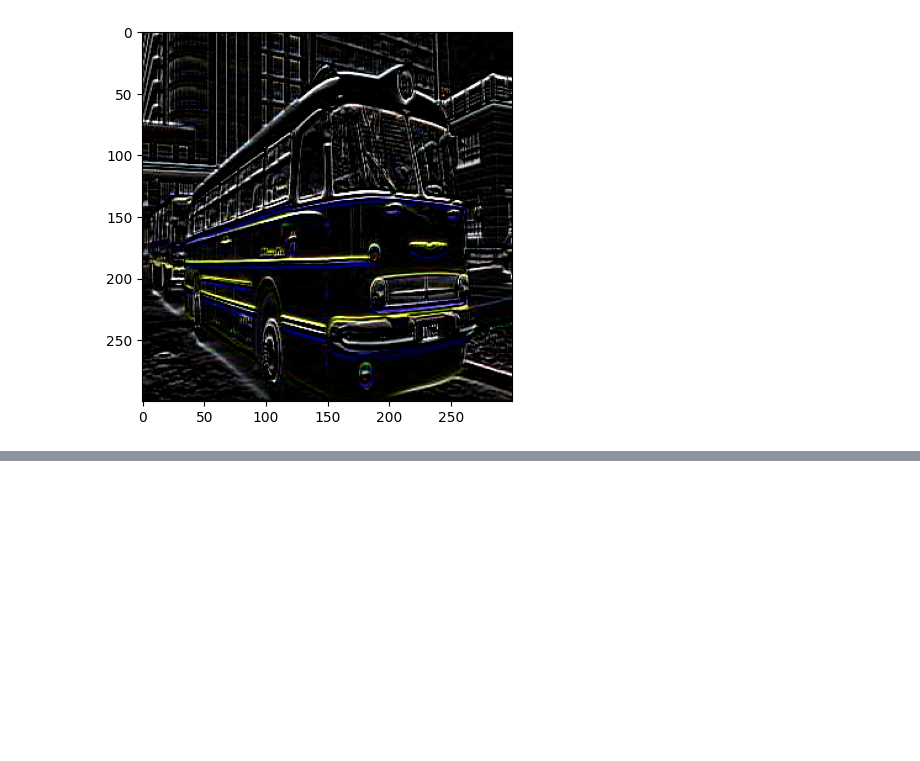
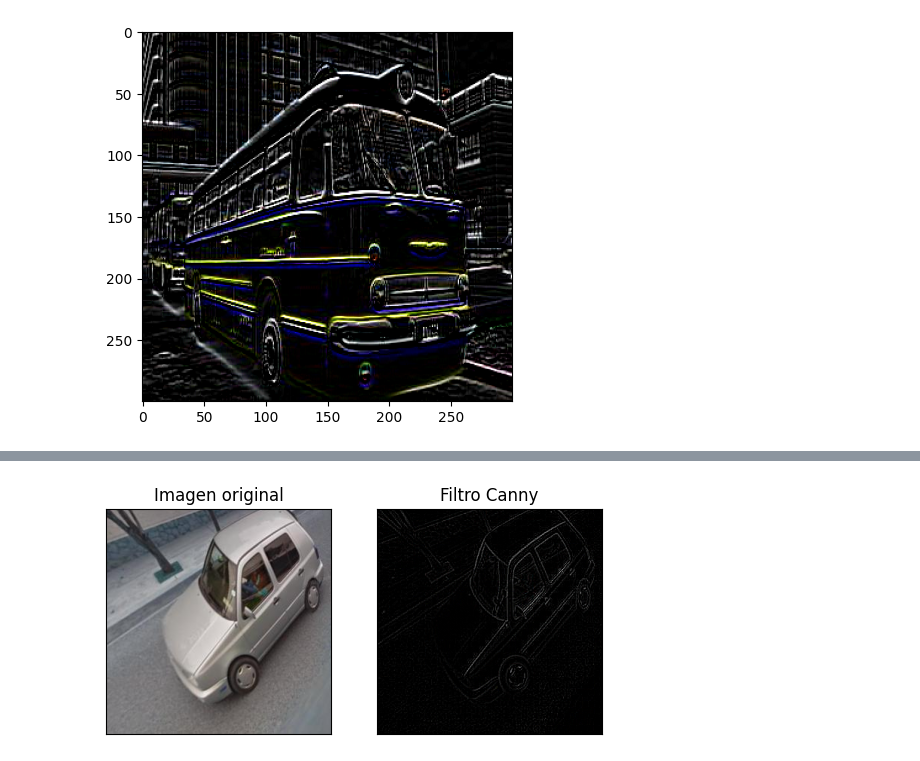
Before and after one commit to felipeZuleta/tia-2024-1s-grupo-6, a Jupyter notebook: Taller2/Taller2.ipynb, the cells around one changed output, grey strips where cells are left out. Drawn from its saved outputs; the diff is of its cells as text; code cells hidden in the pictures; blank space fills up the shorter version.

```diff
--- a/Taller2/Taller2.ipynb
+++ b/Taller2/Taller2.ipynb
@@ -66,0 +95,11 @@ plt.imshow(bus)
+# %%
+def filtro_laplaciano (image,depth,kernel_size):
+    imagen_filtro = cv2.Laplacian(image,depth,kernel_size)
+    plt.subplot(121),plt.imshow(image,cmap = 'gray')
+    plt.title('Imagen original'), plt.xticks([]), plt.yticks([])
+    plt.subplot(122),plt.imshow(imagen_filtro,cmap = 'gray')
+    plt.title('Filtro Canny'), plt.xticks([]), plt.yticks([])
+# %%
+filtro_laplaciano(carro,-1,10)
+# %% [output]
+[figure, added]
```
Also changed, not shown: parts of 8 cells of this notebook.
